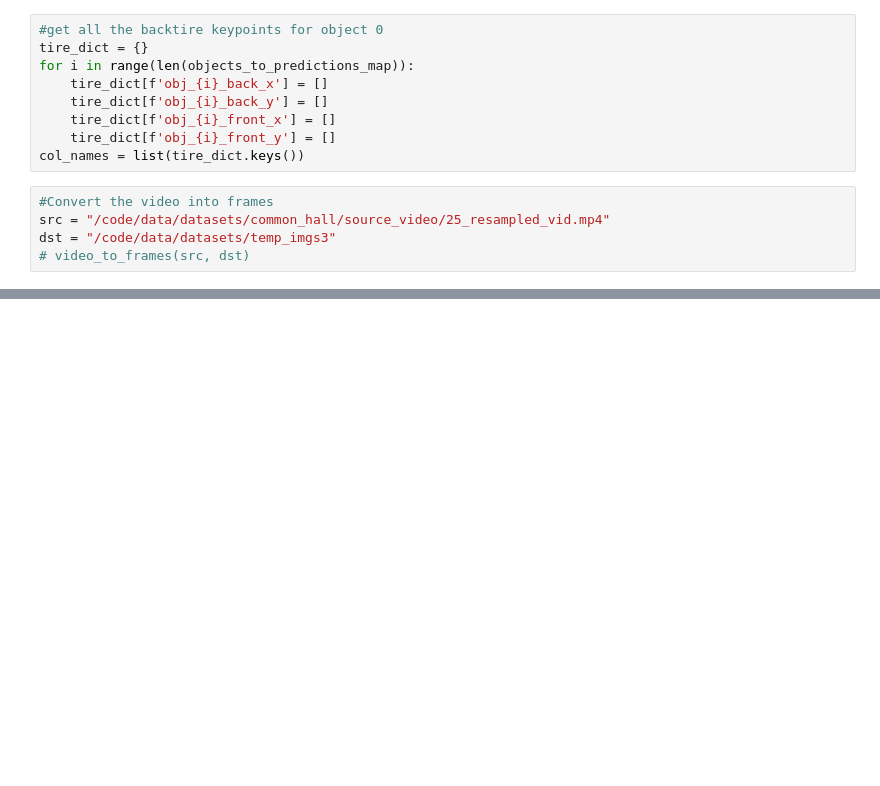
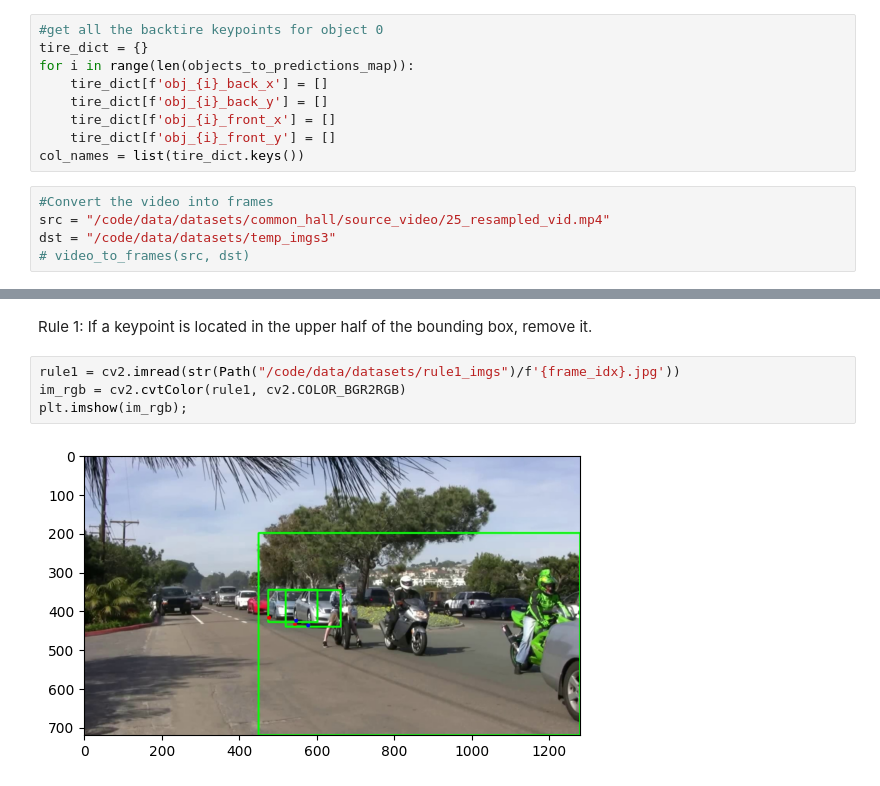
Before and after one commit to sparrowml/Speed-Trap-2022, a Jupyter notebook: disposables/keypoints_rules.ipynb, the cells around one changed output, grey strips where cells are left out. Saved outputs shown, nothing was run; the diff lists cells and outputs as text; blank space fills up the shorter version.

```diff
--- a/disposables/keypoints_rules.ipynb
+++ b/disposables/keypoints_rules.ipynb
@@ -79,0 +98,8 @@ Front says True!!
+# %% [markdown]
+Rule 1: If a keypoint is located in the upper half of the bounding box, remove it.
+# %%
+rule1 = cv2.imread(str(Path("/code/data/datasets/rule1_imgs")/f'{frame_idx}.jpg'))
+im_rgb = cv2.cvtColor(rule1, cv2.COLOR_BGR2RGB)
+plt.imshow(im_rgb);
+# %% [output]
+[figure, added]
```
Also changed, not shown: parts of 8 cells of this notebook, 4 other files.
